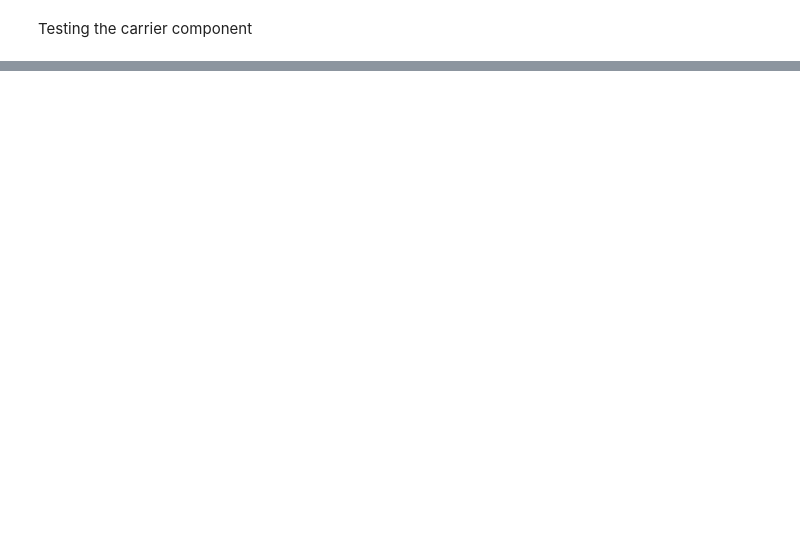
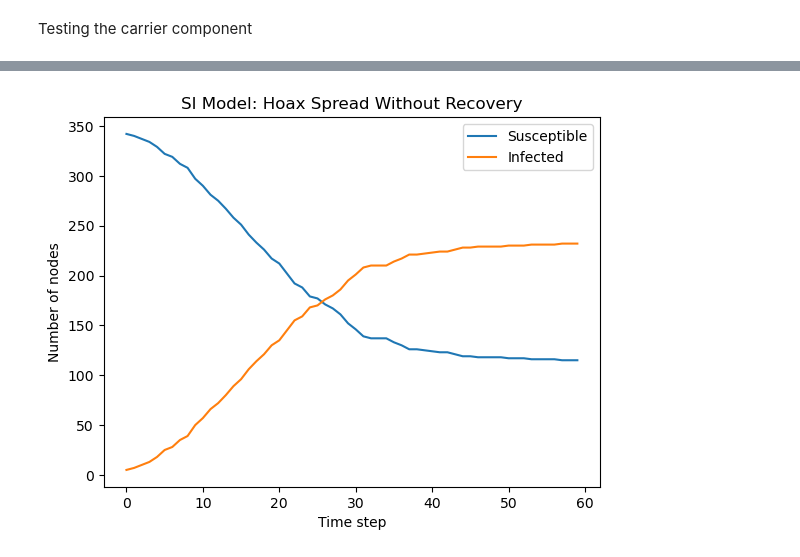
Before and after one commit to TheFreeMan21/networks-analysis-project, a Jupyter notebook: Bogdan's Work/testing.ipynb, the cells around one changed output, grey strips where cells are left out. Drawn from its saved outputs; the diff is of its cells as text; code cells hidden in the pictures; blank space fills up the shorter version.

Commit message:
Implemented SI and SIS models

```diff
--- a/Bogdan's Work/testing.ipynb
+++ b/Bogdan's Work/testing.ipynb
@@ -251,0 +250,43 @@ plt.show()
+# %%
+def simulate_si_model(G, beta=0.2, steps=50, seed_count=1):
+    # Extract largest connected component
+    if G.is_directed():
+        largest_cc = max(nx.weakly_connected_components(G), key=len)
+    else:
+        largest_cc = max(nx.connected_components(G), key=len)
+    G_lcc = G.subgraph(largest_cc).copy()
+
+    # Initialize states: 0 = Susceptible, 1 = Infected
+    state = {n: 0 for n in G_lcc.nodes()}
+    # Infect seed nodes (e.g., top-degree hubs)
+    seeds = sorted(G_lcc.degree, key=lambda x: x[1], reverse=True)[:seed_count]
+    for node, _ in seeds:
+        state[node] = 1
+
+    S, I = [], []
+
+    for t in range(steps):
+        new_state = state.copy()
+        for node in G_lcc.nodes():
+            if state[node] == 1:
+                neighbors = G_lcc.successors(node) if G_lcc.is_directed() else G_lcc.neighbors(node)
+                for neigh in neighbors:
+                    if state[neigh] == 0 and random.random() < beta:
+                        new_state[neigh] = 1
+        state = new_state
+        S.append(sum(1 for v in state.values() if v == 0))
+        I.append(sum(1 for v in state.values() if v == 1))
+
+    return S, I
+
+S, I = simulate_si_model(G, beta=0.2, steps=60, seed_count=1)
+
+plt.plot(S, label="Susceptible")
+plt.plot(I, label="Infected")
+plt.xlabel("Time step")
+plt.ylabel("Number of nodes")
+plt.legend()
+plt.title("SI Model: Hoax Spread Without Recovery")
+plt.show()
+# %% [output]
+[figure, added]
```
Also changed, not shown: parts of 5 cells of this notebook, 2 other files.
